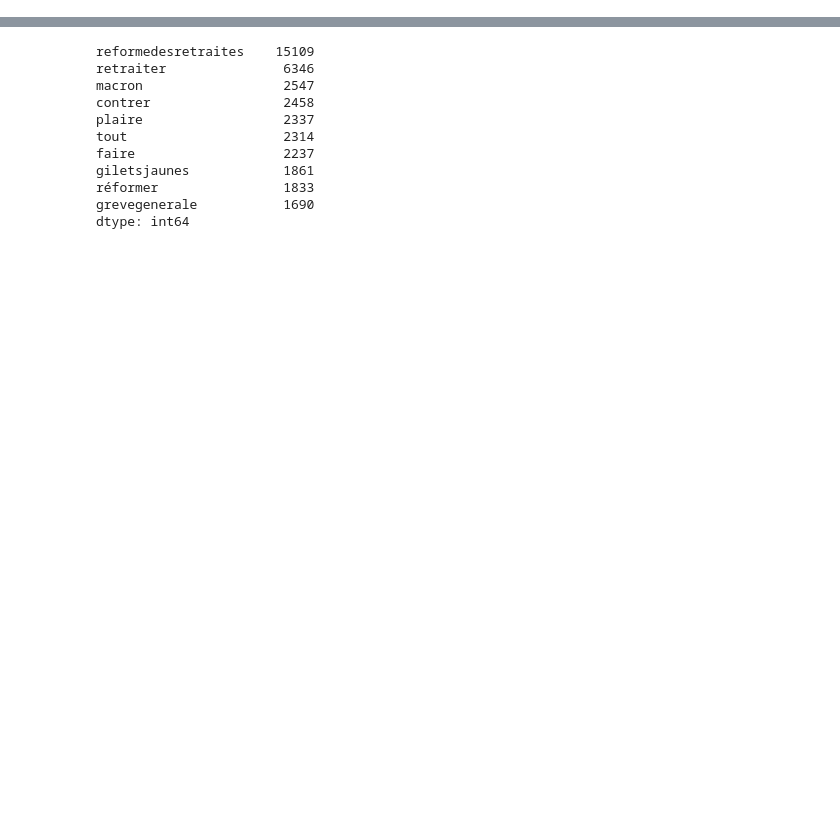
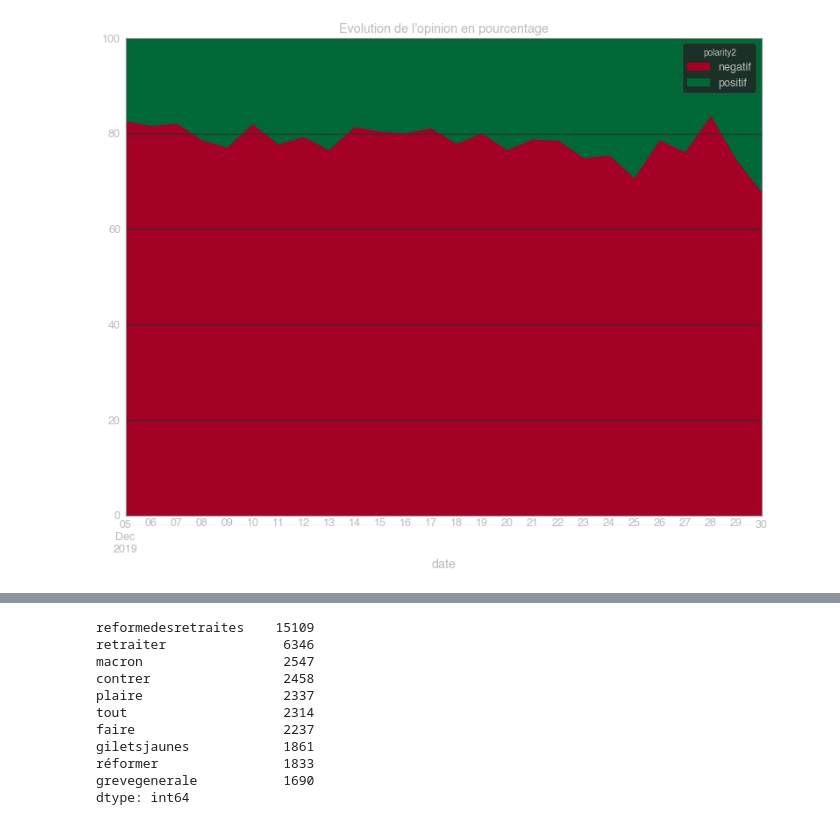
Before and after one commit to alinedebenath/ironhack-datalabs-dataparis0619-pt, a Jupyter notebook: final-project/final-project-NLP_step2.ipynb, the cells around one changed output, grey strips where cells are left out. Cells and saved outputs as stored; diff of their text form; code cells hidden in the pictures; blank space fills up the shorter version.

```diff
--- a/final-project/final-project-NLP_step2.ipynb
+++ b/final-project/final-project-NLP_step2.ipynb
@@ -39,3 +181,12 @@ plt.axis('off')
 # %%
 greve_twitter['date']= pd.to_datetime(greve_twitter['date'])
+# %%
+data = greve_twitter.groupby(["date","polarity2"]).size()#/data.polarity2.count()*100
+data_perc = data.unstack()
+data_perc = data_perc.divide(data_perc.sum(axis=1),axis=0)*100
+ax = data_perc.plot.area(figsize=(13,10), colormap='RdYlGn',ylim=(0,100))
+plt.title("Evolution de l'opinion en pourcentage")
+plt.show()
+# %% [output]
+[figure, added]
 # %%
```
Also changed, not shown: parts of 35 cells of this notebook, 25 other files.
